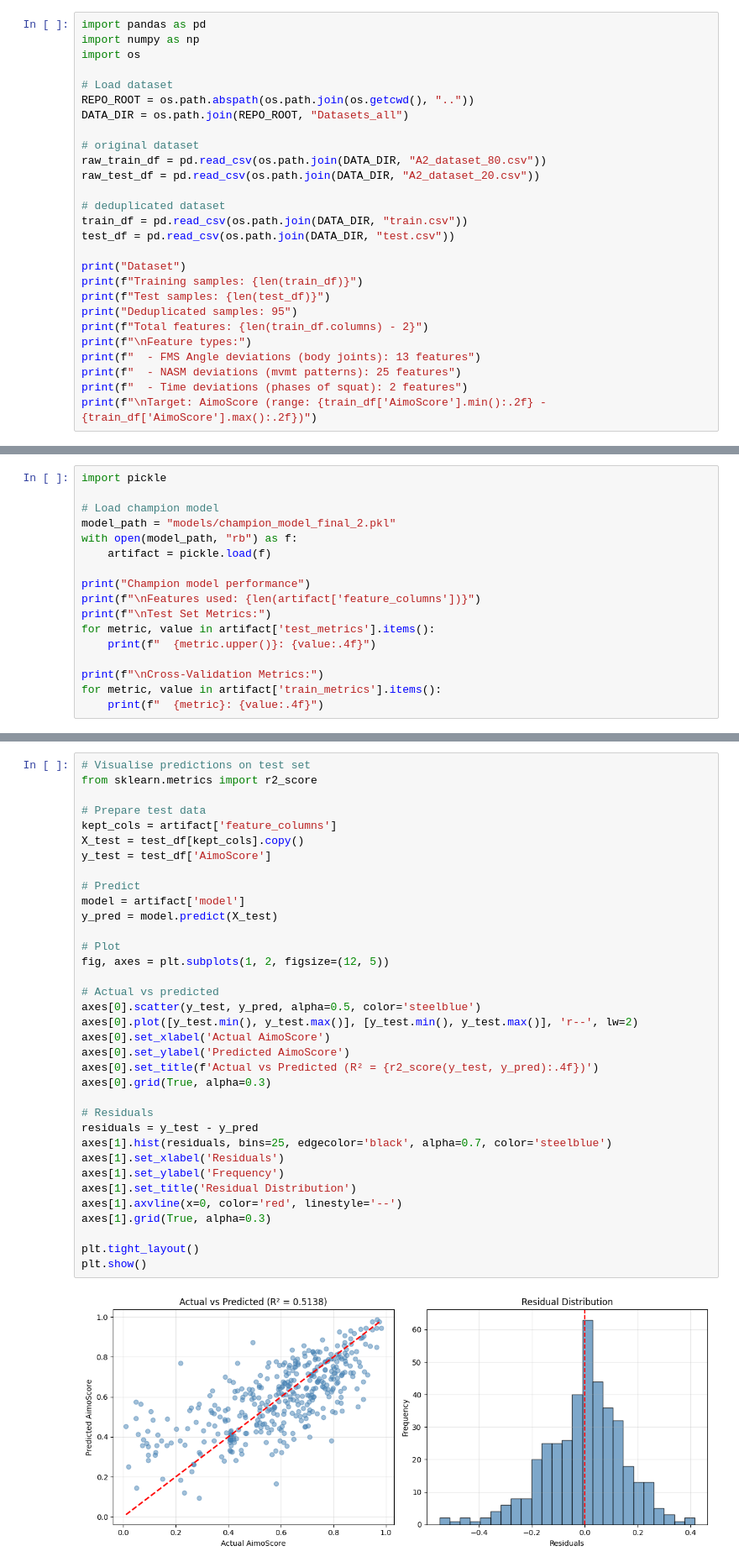
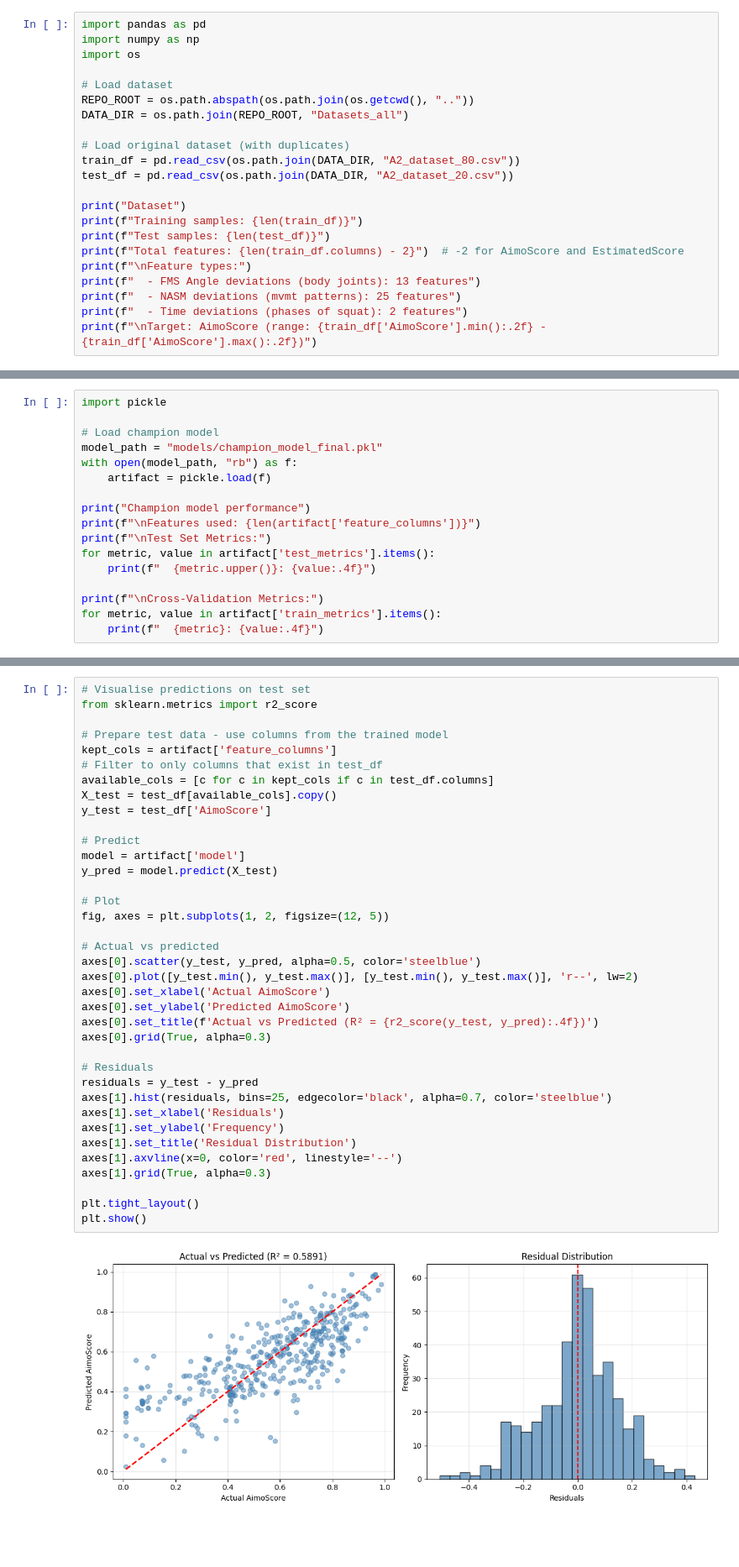
Before and after one commit to othmanreem/Data-intensive-systems, a Jupyter notebook: A2/A2_Report.ipynb, the cells around one changed output, grey strips where cells are left out. Shown at 84% size. Cells and saved outputs as stored; diff of their text form; blank space fills up the shorter version.

```diff
--- a/A2/A2_Report.ipynb
+++ b/A2/A2_Report.ipynb
@@ -27,19 +21,14 @@ import os
 REPO_ROOT = os.path.abspath(os.path.join(os.getcwd(), ".."))
 DATA_DIR = os.path.join(REPO_ROOT, "Datasets_all")
 
-# original dataset
-raw_train_df = pd.read_csv(os.path.join(DATA_DIR, "A2_dataset_80.csv"))
-raw_test_df = pd.read_csv(os.path.join(DATA_DIR, "A2_dataset_20.csv"))
-
-# deduplicated dataset
-train_df = pd.read_csv(os.path.join(DATA_DIR, "train.csv"))
-test_df = pd.read_csv(os.path.join(DATA_DIR, "test.csv"))
+# Load original dataset (with duplicates)
+train_df = pd.read_csv(os.path.join(DATA_DIR, "A2_dataset_80.csv"))
+test_df = pd.read_csv(os.path.join(DATA_DIR, "A2_dataset_20.csv"))
 
 print("Dataset")
 print(f"Training samples: {len(train_df)}")
 print(f"Test samples: {len(test_df)}")
-print("Deduplicated samples: 95")
-print(f"Total features: {len(train_df.columns) - 2}")
+print(f"Total features: {len(train_df.columns) - 2}")  # -2 for AimoScore and EstimatedScore
 print(f"\nFeature types:")
 print(f"  - FMS Angle deviations (body joints): 13 features")
 print(f"  - NASM deviations (mvmt patterns): 25 features")
@@ -225,7 +168,7 @@ feature_selection_lasso            LassoCV feature selection + LR          ~0.50
 import pickle
 
 # Load champion model
-model_path = "models/champion_model_final_2.pkl"
+model_path = "models/champion_model_final.pkl"
 with open(model_path, "rb") as f:
     artifact = pickle.load(f)
 
@@ -257,37 +200,39 @@ Cross-Validation Metrics:
 # Visualise predictions on test set
 from sklearn.metrics import r2_score
 
-# Prepare test data
+# Prepare test data - use columns from the trained model
 kept_cols = artifact['feature_columns']
-X_test = test_df[kept_cols].copy()
+# Filter to only columns that exist in test_df
+available_cols = [c for c in kept_cols if c in test_df.columns]
+X_test = test_df[available_cols].copy()
 y_test = test_df['AimoScore']
 
 # Predict
 model = artifact['model']
 y_pred = model.predict(X_test)
 
 # Plot
 fig, axes = plt.subplots(1, 2, figsize=(12, 5))
 
 # Actual vs predicted
 axes[0].scatter(y_test, y_pred, alpha=0.5, color='steelblue')
 axes[0].plot([y_test.min(), y_test.max()], [y_test.min(), y_test.max()], 'r--', lw=2)
 axes[0].set_xlabel('Actual AimoScore')
 axes[0].set_ylabel('Predicted AimoScore')
 axes[0].set_title(f'Actual vs Predicted (R² = {r2_score(y_test, y_pred):.4f})')
 axes[0].grid(True, alpha=0.3)
 
 # Residuals
 residuals = y_test - y_pred
 axes[1].hist(residuals, bins=25, edgecolor='black', alpha=0.7, color='steelblue')
 axes[1].set_xlabel('Residuals')
 axes[1].set_ylabel('Frequency')
 axes[1].set_title('Residual Distribution')
 axes[1].axvline(x=0, color='red', linestyle='--')
 axes[1].grid(True, alpha=0.3)
 
 plt.tight_layout()
 plt.show()
 # %% [output]
-[figure, old version]
+[figure, new version]
 # %% [markdown]
```
Also changed, not shown: parts of 15 cells of this notebook.
